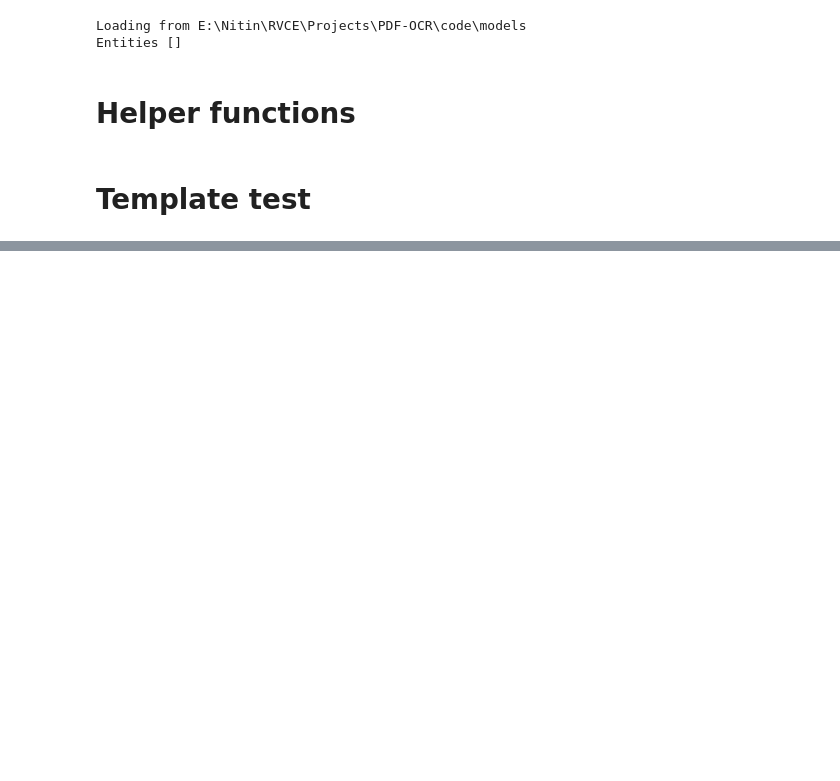
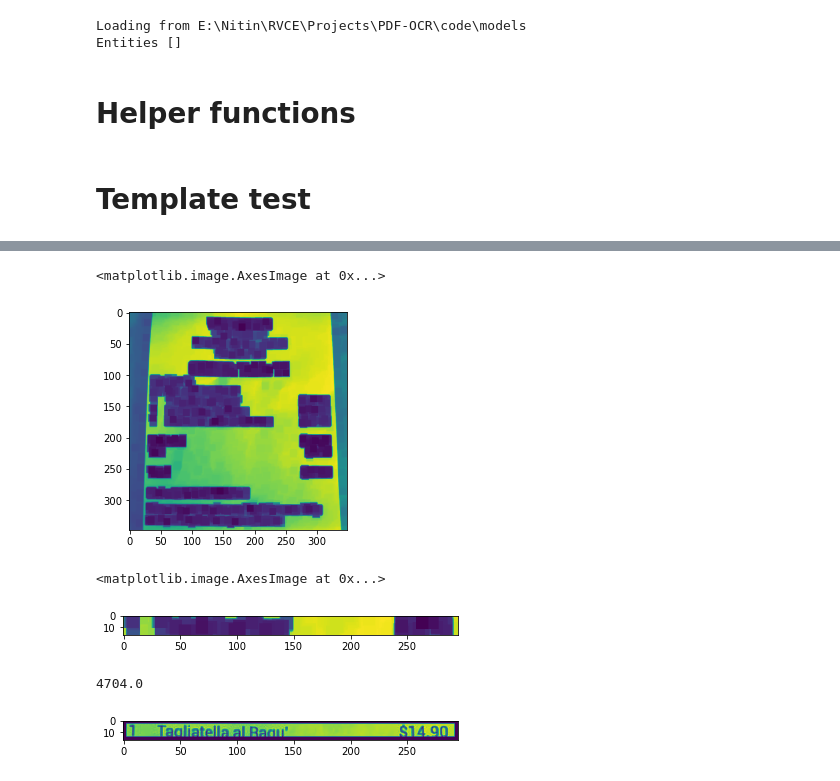
Before and after one commit to snitin08/invoice-regex, a Jupyter notebook: code/sample_tesseract.ipynb, the cells around one changed output, grey strips where cells are left out. Drawn from its saved outputs; the diff is of its cells as text; code cells hidden in the pictures; blank space fills up the shorter version.

```diff
--- a/code/sample_tesseract.ipynb
+++ b/code/sample_tesseract.ipynb
@@ -122,0 +153,32 @@ Total
+# %%
+import numpy as np
+kernel = np.ones((11,11))
+
+img3 = img1.copy()
+img3 = cv2.erode(img3,kernel)
+
+
+#img3 = cv2.dilate(img3,kernel)
+
+plt.imshow(img3)
+# %% [output]
+<matplotlib.image.AxesImage at 0x...>
+[figure, added]
+# %%
+img4 = img2.copy()
+kernel = np.ones((11,11))
+img4 = cv2.erode(img4,kernel)
+
+plt.imshow(img4)
+# %% [output]
+<matplotlib.image.AxesImage at 0x...>
+[figure, added]
+# %%
+contours, hierarchy = cv2.findContours(img4, cv2.RETR_TREE, cv2.CHAIN_APPROX_SIMPLE)
+img6 = img2.copy()
+cv2.drawContours(img6, contours, -1, (0,255,0), 3)
+plt.imshow(img6)
+print(cv2.contourArea(contours[0]))
+# %% [output]
+4704.0
+[figure, added]
```
Also changed, not shown: parts of 9 cells of this notebook.
